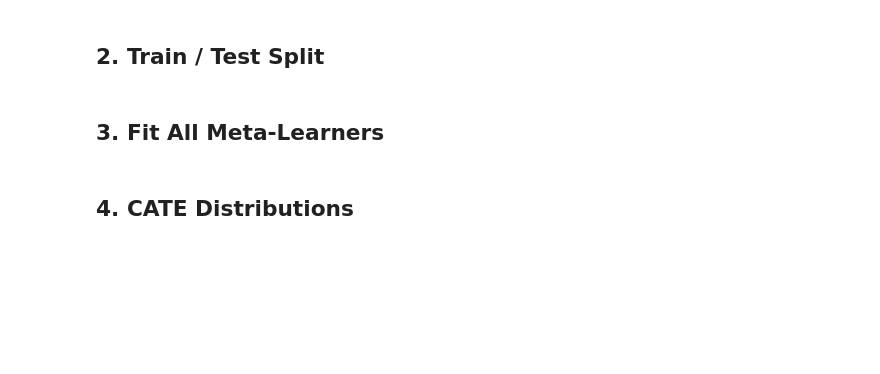
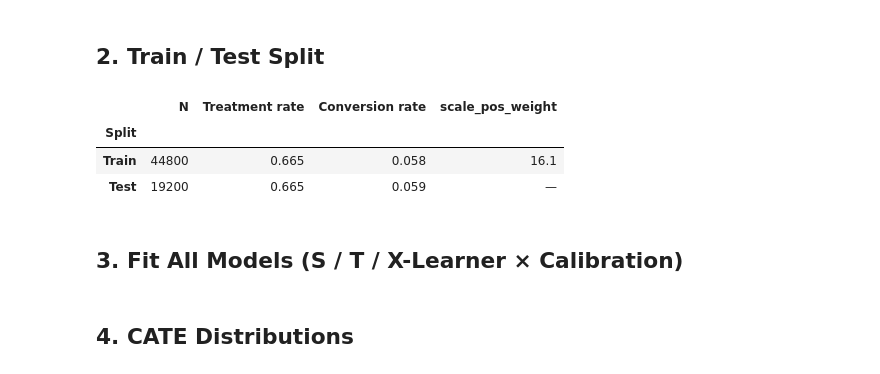
Before and after one commit to MYOUSSF/uplift_project, a Jupyter notebook: notebooks/uplift_exploration.ipynb, the cells around one changed output. Drawn from its saved outputs; the diff is of its cells as text; code cells hidden in the pictures; blank space fills up the shorter version.

```diff
--- a/notebooks/uplift_exploration.ipynb
+++ b/notebooks/uplift_exploration.ipynb
@@ -52,16 +63,32 @@ plt.show()
 # %%
 from sklearn.model_selection import train_test_split
 
 feature_cols = get_feature_cols()
 X         = df[feature_cols]
 treatment = df['treatment_binary'].values
 y         = df['conversion'].values
 
 X_tr, X_te, t_tr, t_te, y_tr, y_te = train_test_split(
     X, treatment, y, test_size=0.30, random_state=42, stratify=treatment
 )
-print(f'Train: {len(X_tr):,}  |  Test: {len(X_te):,}')
-print(f'Treatment rate — train: {t_tr.mean():.3f}  test: {t_te.mean():.3f}')
+
+# Class imbalance diagnostics
+n_pos = y_tr.sum()
+n_neg = len(y_tr) - n_pos
+spw   = n_neg / n_pos
+
+pd.DataFrame({
+    'Split':            ['Train', 'Test'],
+    'N':                [len(X_tr), len(X_te)],
+    'Treatment rate':   [f'{t_tr.mean():.3f}', f'{t_te.mean():.3f}'],
+    'Conversion rate':  [f'{y_tr.mean():.3f}', f'{y_te.mean():.3f}'],
+    'scale_pos_weight': [f'{spw:.1f}', '—'],
+}).set_index('Split')
+# %% [output]
+|  | N | Treatment rate | Conversion rate | scale_pos_weight |
+| Split |  |  |  |  |
+| Train | 44800 | 0.665 | 0.058 | 16.1 |
+| Test | 19200 | 0.665 | 0.059 | — |
 # %% [markdown]
-## 3. Fit All Meta-Learners
+## 3. Fit All Models (S / T / X-Learner × Calibration)
 # %%
```
Also changed, not shown: parts of 16 cells of this notebook, 4 other files.
